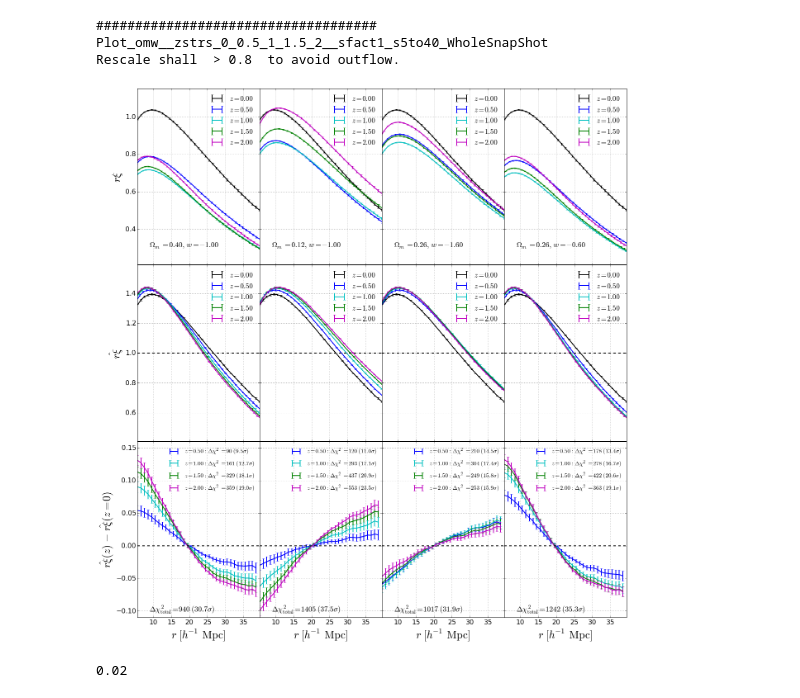
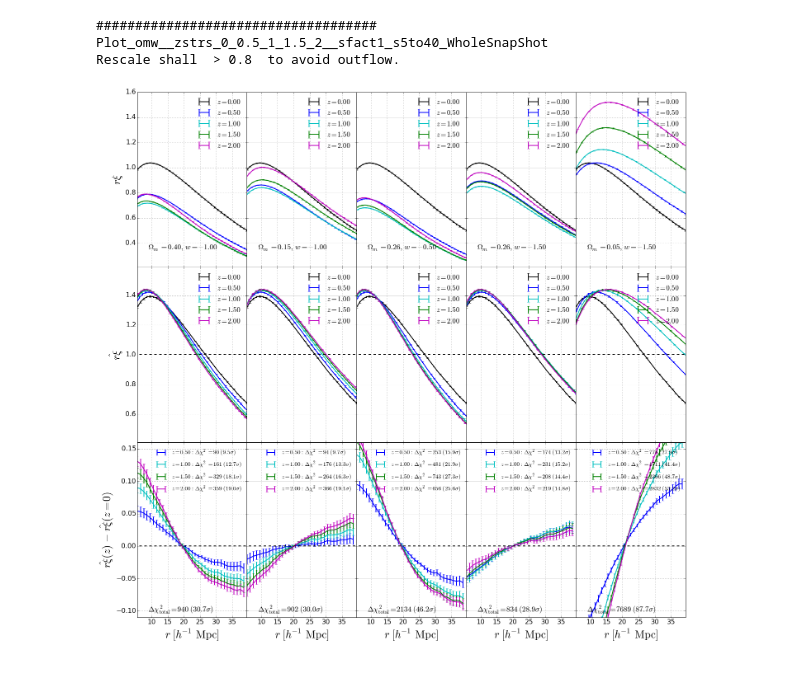
Before and after one commit to xiaodongli1986/LSS_xis, a Jupyter notebook: src/00diffz_cosmoeffect.ipynb, the cells around one changed output. Cells and saved outputs as stored; diff of their text form; code cells hidden in the pictures.

```diff
--- a/src/00diffz_cosmoeffect.ipynb
+++ b/src/00diffz_cosmoeffect.ipynb
@@ -31,14 +29,14 @@ WARNING: pylab import has clobbered these variables: ['product', 'copy', 'random
 # %%
 if True:
     ommin,ommax,numom, wmin,wmax,numw = 0.2,0.31,51,-1.15,-0.85,76
-    omwlist = [ [0.40,-1], [0.12,-1], [0.26,-1.6], [0.26,-0.6] ]
+    omwlist = [[0.40,-1], [0.15,-1], [0.26,-0.5], [0.26,-1.5], [0.05,-1.5],  ]
 # %%
 do_calc = False
 
 ncol = len(omwlist)
 nrow=4
 
-fig = plt.figure(figsize=(4.5*ncol,6*nrow))
+fig = plt.figure(figsize=(4*ncol,6*nrow))
 
 for i1i2 in [[6,40]]:
  for sfact in [1]:
@@ -241,38 +239,34 @@ for i1i2 in [[6,40]]:
             ax3b.text(0.1,0.03,'$\\rm \\Delta \\chi^2_{\\rm total}='+str(int(chisq_Y3_corred_all))+'\\ (%.1f'%sig+'\\sigma) $',
                       transform=ax3b.transAxes,fontsize=18)
 
-
             ### ylabel, yticks
             if iomw == 1:
                 ax1a.set_ylabel('$r \\xi $', fontsize=26)
                 ax2a.set_ylabel('$\\hat {r \\xi}$', fontsize=26)
                 ax3b.set_ylabel('$\\hat {r \\xi}(z)\\ -\\ \\hat {r \\xi}(z=0)$', fontsize=26)
             else:
                 for ax in [ax1a,ax2a,ax3b]:
                     for ytl in ax.get_yticklabels():
                         ytl.set_visible(False)
 
             ### xlabel, xticks
             for ax in [ax1a,ax2a]:
                 for xtl in ax.get_xticklabels():
                     xtl.set_visible(False)
                 ax.set_xlabel('x', visible=False)
             ax3b.set_xlabel('$r\\ [h^{-1}\\rm \\ Mpc]$', fontsize=26)
 
             ## ylim
-            ax1a.set_ylim(0.21,1.15)
+            ax1a.set_ylim(0.21,1.6)
             ax2a.set_ylim(0.41,1.59)
             ax3b.set_ylim(-0.11,0.16)
+
 
 fig.tight_layout(w_pad=0, h_pad=-5.8)
 fig.savefig('../draft/fig3.eps', format='eps')
 plt.show()
 # %% [output]
 ####################################
 Plot_omw__zstrs_0_0.5_1_1.5_2__sfact1_s5to40_WholeSnapShot
 Rescale shall  > 0.8  to avoid outflow.
-[figure, old version]
+[figure, new version]
-# %%
-0.6/30
-# %% [output]
-0.02
```
Also changed, not shown: parts of 3 cells of this notebook, 8 other files.
